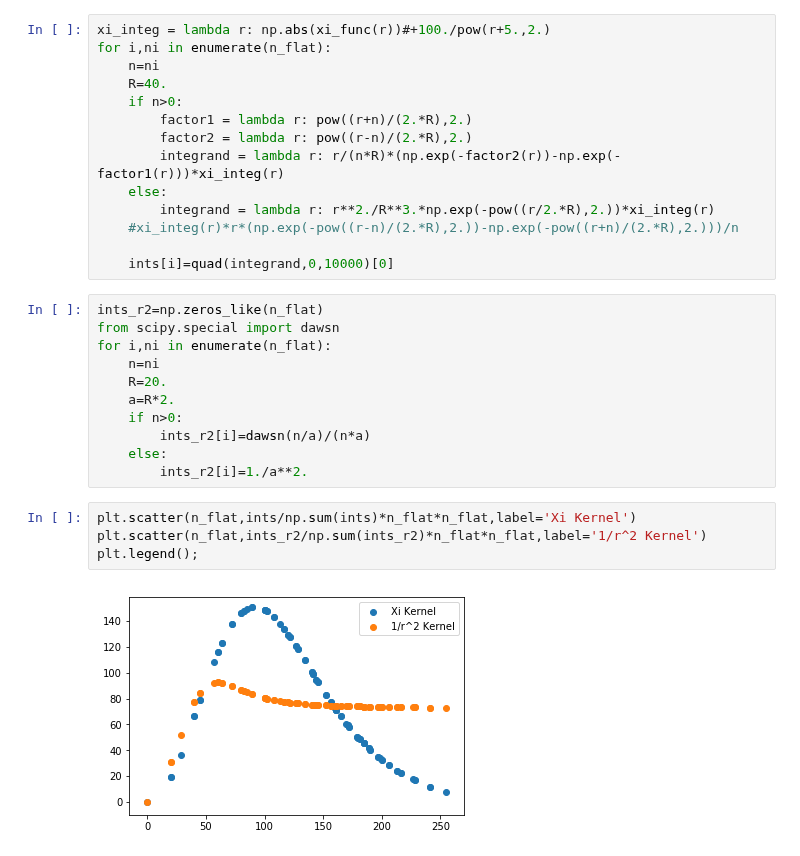
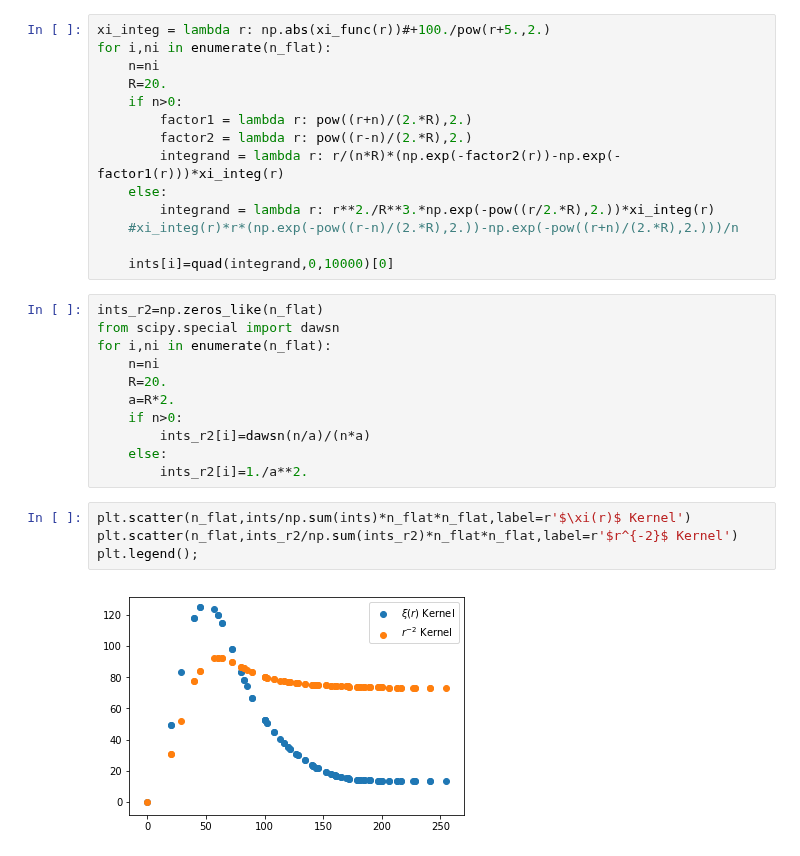
Before and after one commit to oliverphilcox/RascalC, a Jupyter notebook: jupyter/Xi(r) Kernel Probability.ipynb, the cells around one changed output. Cells and saved outputs as stored; diff of their text form.

```diff
--- a/jupyter/Xi(r) Kernel Probability.ipynb
+++ b/jupyter/Xi(r) Kernel Probability.ipynb
@@ -64,7 +64,7 @@ n_flat=n_double.flatten()
 xi_integ = lambda r: np.abs(xi_func(r))#+100./pow(r+5.,2.)
 for i,ni in enumerate(n_flat):
     n=ni
-    R=40.
+    R=20.
     if n>0:
         factor1 = lambda r: pow((r+n)/(2.*R),2.)
         factor2 = lambda r: pow((r-n)/(2.*R),2.)
@@ -86,8 +86,8 @@ for i,ni in enumerate(n_flat):
     else:
         ints_r2[i]=1./a**2.
 # %%
-plt.scatter(n_flat,ints/np.sum(ints)*n_flat*n_flat,label='Xi Kernel')
-plt.scatter(n_flat,ints_r2/np.sum(ints_r2)*n_flat*n_flat,label='1/r^2 Kernel')
+plt.scatter(n_flat,ints/np.sum(ints)*n_flat*n_flat,label=r'$\xi(r)$ Kernel')
+plt.scatter(n_flat,ints_r2/np.sum(ints_r2)*n_flat*n_flat,label=r'$r^{-2}$ Kernel')
 plt.legend();
 # %% [output]
-[figure, old version]
+[figure, new version]
```
Also changed, not shown: parts of 1 cell of this notebook, 4 other files.
